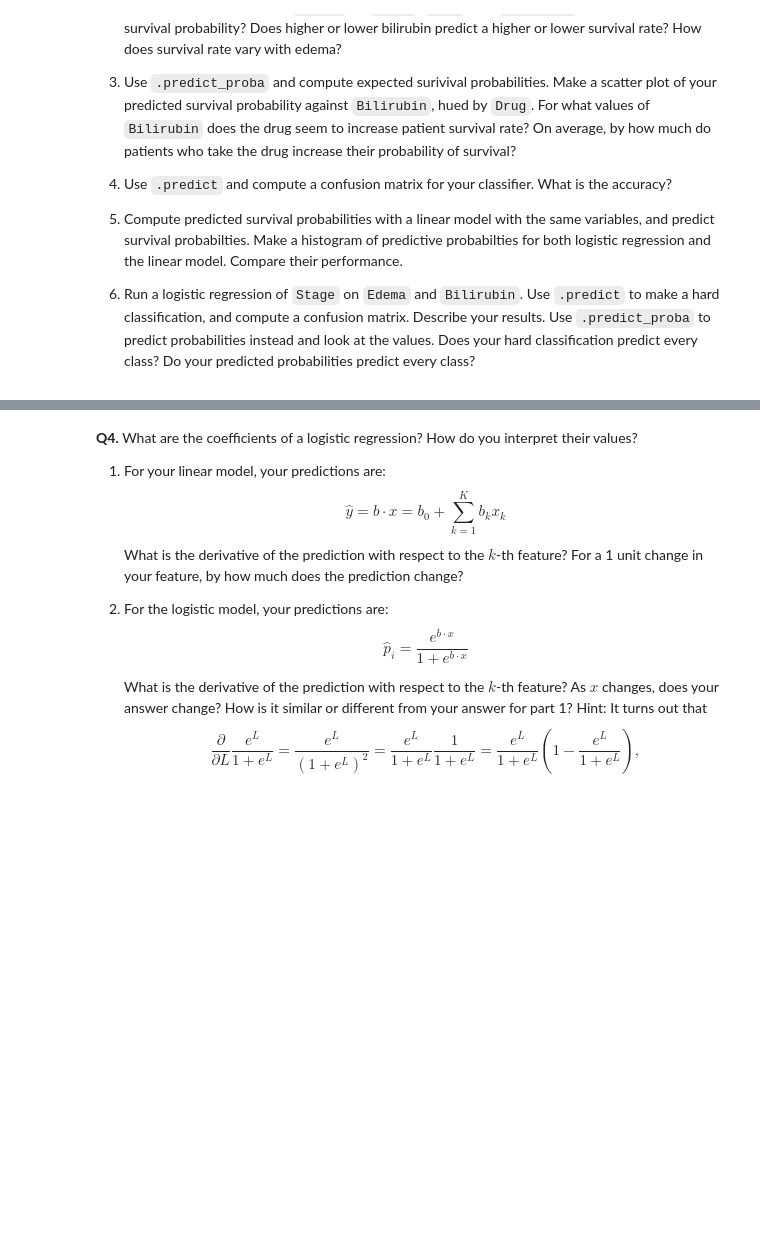
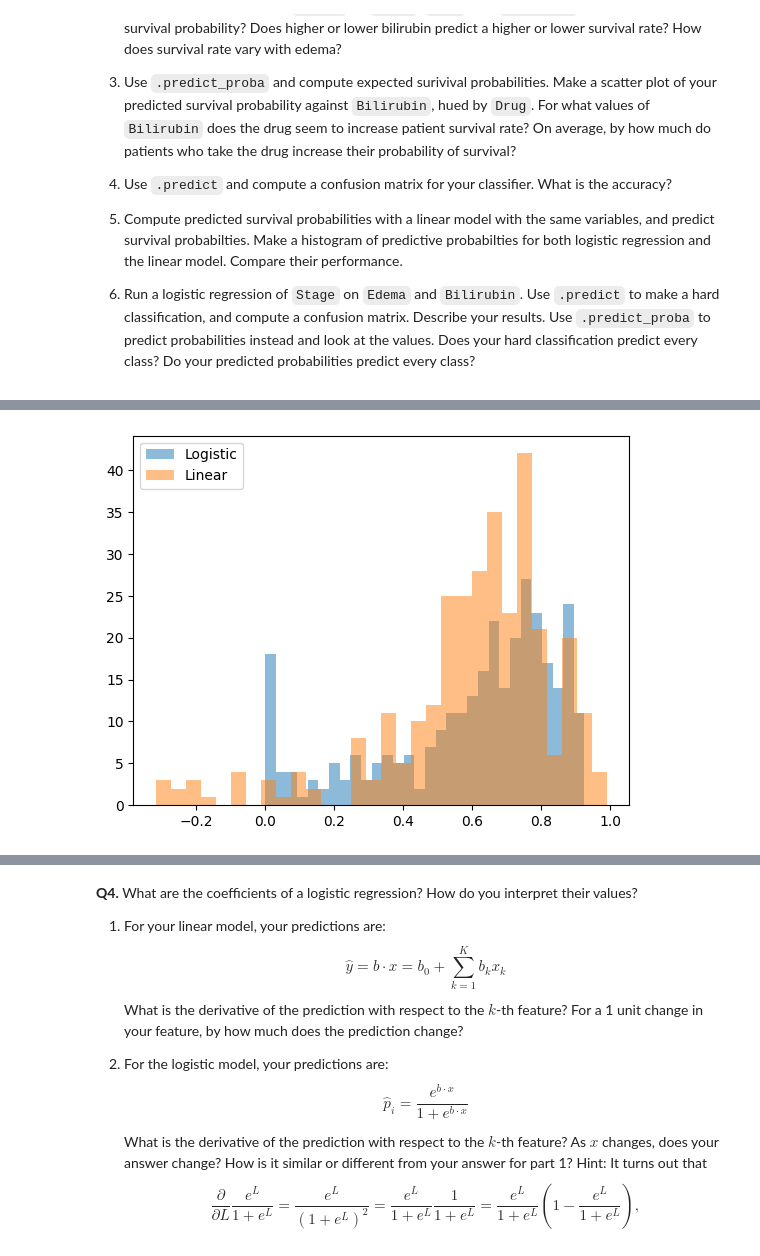
Before and after one commit to richarddo3/undergrad_ml_assignments, a Jupyter notebook: 05_assignment_glm.ipynb, the cells around one changed output, grey strips where cells are left out. Drawn from its saved outputs; the diff is of its cells as text; code cells hidden in the pictures; blank space fills up the shorter version.

```diff
--- a/05_assignment_glm.ipynb
+++ b/05_assignment_glm.ipynb
@@ -308,0 +425,18 @@ The relevant data are:
+# %%
+#3.5
+
+from sklearn.linear_model import LinearRegression
+
+lin_model3 = LinearRegression()
+lin_model3.fit(X, y)
+
+df3["lin_prob"] = lin_model3.predict(X)
+# %%
+import matplotlib.pyplot as plt
+
+plt.hist(df3["pred_prob"], bins=30, alpha=0.5, label="Logistic")
+plt.hist(df3["lin_prob"], bins=30, alpha=0.5, label="Linear")
+plt.legend()
+plt.show()
+# %% [output]
+[figure, added]
```
Also changed, not shown: parts of 25 cells of this notebook.
